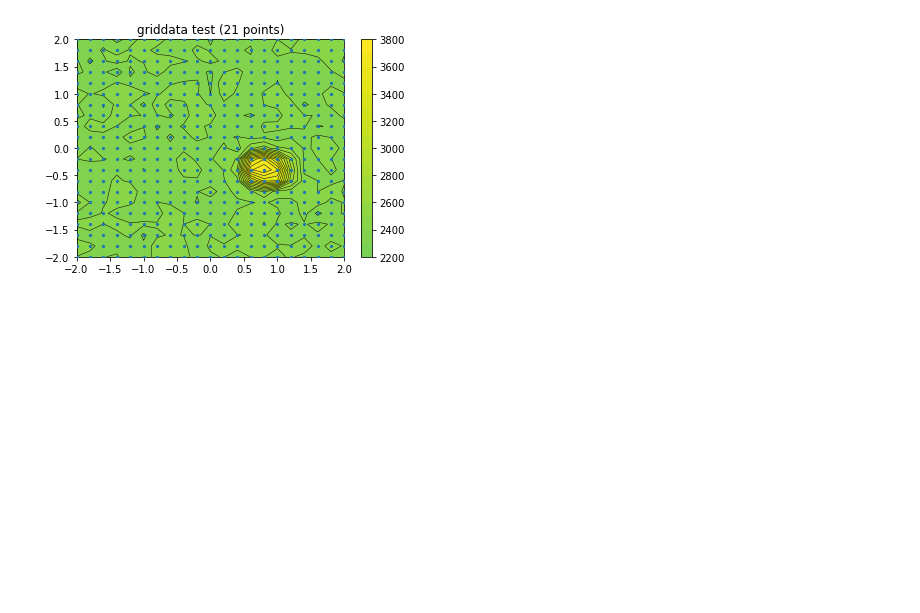
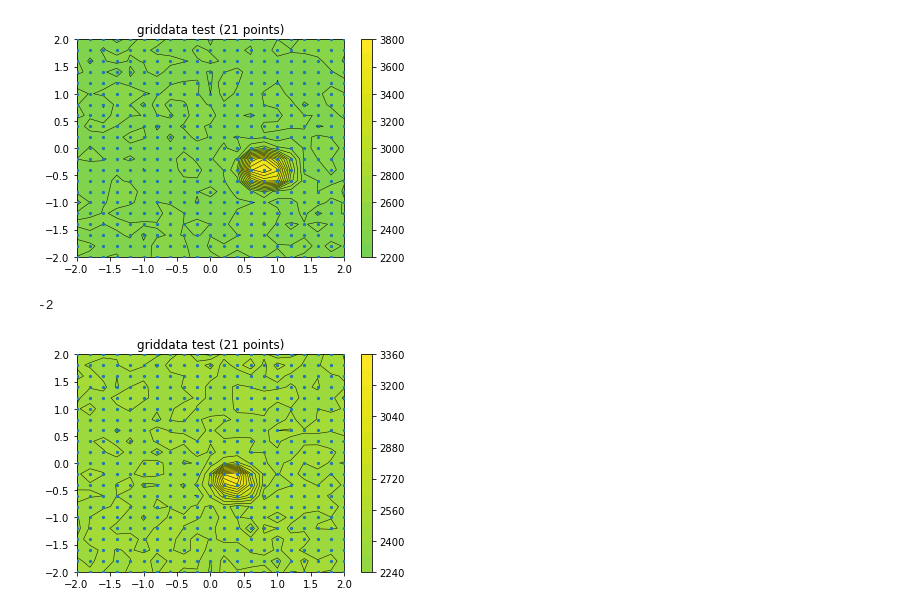
Before and after one commit to juannnesss/Tesis, a Jupyter notebook: Python/Untitled.ipynb, the cells around one changed output. Cells and saved outputs as stored; diff of their text form; code cells hidden in the pictures; blank space fills up the shorter version.

Commit message:
toma5

```diff
--- a/Python/Untitled.ipynb
+++ b/Python/Untitled.ipynb
@@ -59,0 +46,36 @@ plt.show()
+# %%
+
+wb = load_workbook('Toma5_reducido.xlsx')
+wsh = wb.get_sheet_by_name('suma')
+x,y,canalB = wsh['A2':'A442'],wsh['B2':'B442'],wsh['H2':'H442']
+X,Y,Z=[],[],[]
+
+for i in range(len(x)):
+    X.append(x[i][0].value)
+    Y.append(y[i][0].value)
+    Z.append(canalB[i][0].value)
+
+print X[0]
+
+
+npts = 21
+
+# define grid.
+xi = np.linspace(-2, 2, 21)
+yi = np.linspace(-2, 2, 21)
+# grid the data.
+zi = griddata(X, Y, Z, xi, yi, interp='linear')
+# contour the gridded data, plotting dots at the nonuniform data points.
+CS = plt.contour(xi, yi, zi, 15, linewidths=0.5, colors='k')
+CS = plt.contourf(xi, yi, zi, 15,
+                  vmax=abs(zi).max(), vmin=-abs(zi).max())
+plt.colorbar()  # draw colorbar
+# plot data points.
+plt.scatter(X, Y, marker='o', s=5, zorder=10)
+plt.xlim(-2, 2)
+plt.ylim(-2, 2)
+plt.title('griddata test (%d points)' % npts)
+plt.show()
+# %% [output]
+-2
+[figure, added]
```
Also changed, not shown: parts of 1 cell of this notebook, 1 other file.
